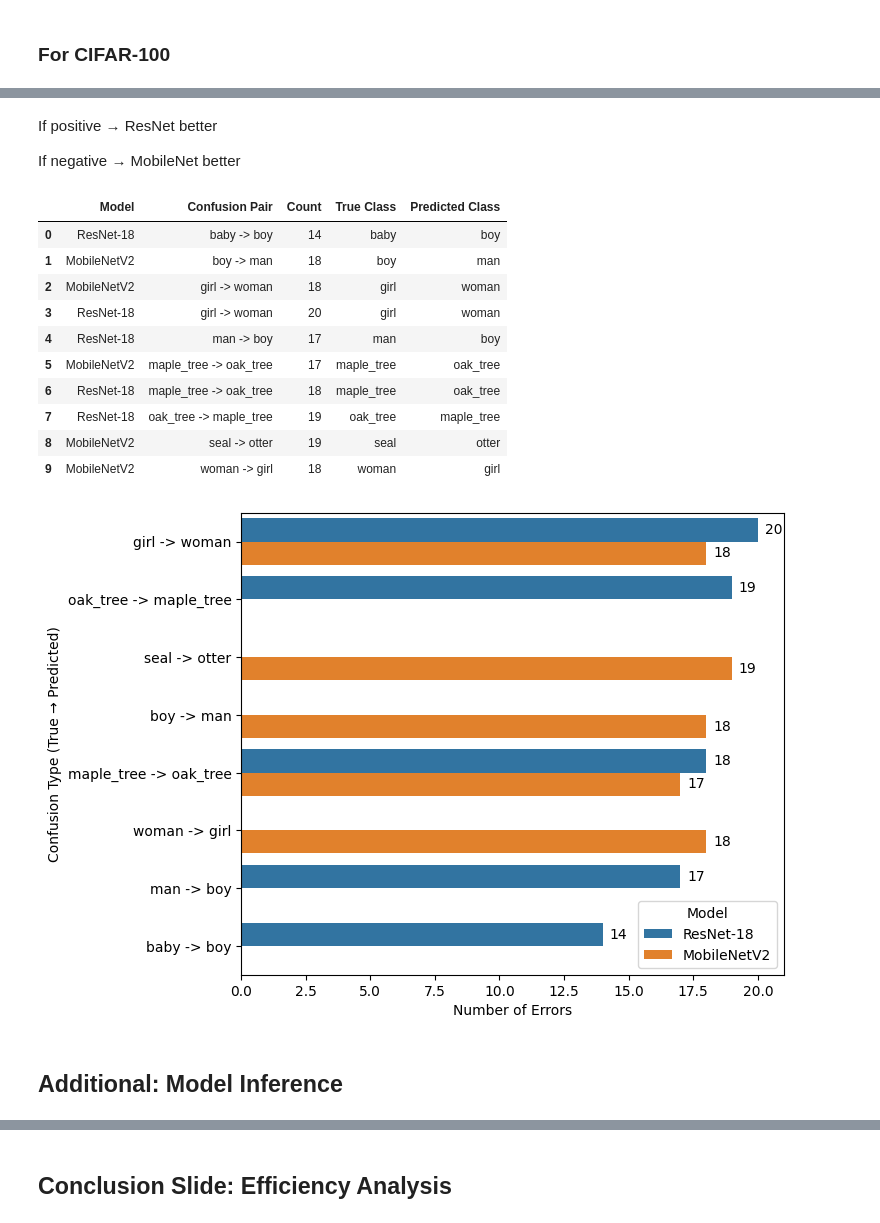
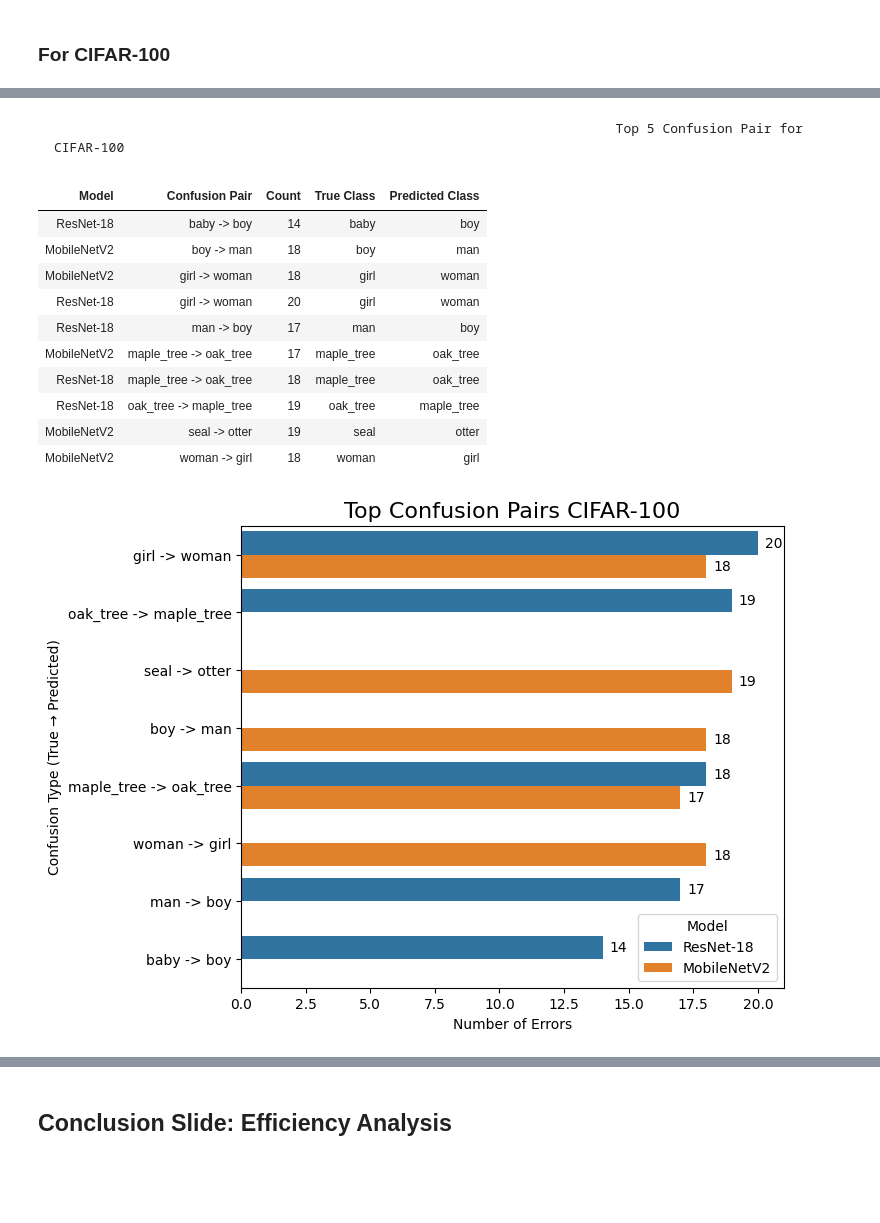
Before and after one commit to irkado/ml-cnn-transfer-learning, a Jupyter notebook: evaluation/optimised_evaluation.ipynb, the cells around one changed output, grey strips where cells are left out. Drawn from its saved outputs; the diff is of its cells as text; code cells hidden in the pictures; blank space fills up the shorter version.

```diff
--- a/evaluation/optimised_evaluation.ipynb
+++ b/evaluation/optimised_evaluation.ipynb
@@ -415,7 +518,7 @@ Index(['MobileNetV2', 'ResNet-18', 'diff'], dtype='object', name='Model')
 mobilinet_10_overall_confusion_matrix = confusion_matrix(mobilenet_10_list_pred[0], mobilenet_10_list_pred[1]) #,normalize='true'
 resnet_10_overall_confusion_matrix = confusion_matrix(resnet_10_list_pred[0], resnet_10_list_pred[1]) #,normalize='true'
 # %%
-def get_top_confusions(cm_: np.ndarray, class_labels: list[str], top_n: int = 5, model: str = '') -> pd.DataFrame:
+def get_top_confusions(cm_: np.ndarray, class_labels: list[str], top_n: int = 5, model:str = '') -> pd.DataFrame:
     """
     Returns a DataFrame of the top N confusion pairs (most frequent misclassifications).
 
@@ -440,15 +543,15 @@ def get_top_confusions(cm_: np.ndarray, class_labels: list[str], top_n: int = 5,
 
     df = pd.DataFrame(pairs, columns=['Confusion Pair', 'Count', 'True Class', 'Predicted Class'])
     df = df.sort_values('Count', ascending=False).iloc[:top_n].reset_index(drop=True)
-
-    if model:
-        df.insert(0, 'Model', model)
+    if model: df.insert(0, 'Model', model)
 
     return df
 # %%
-df_mobi = get_top_confusions(mobilinet_10_overall_confusion_matrix ,model='MobileNetV2', class_labels=class_labels_10, top_n=5)
-df_res=get_top_confusions(resnet_10_overall_confusion_matrix,model='ResNet-18', class_labels=class_labels_10, top_n=5)
+list_top_confusions = [
+    get_top_confusions(mobilinet_10_overall_confusion_matrix, model='MobileNetV2', class_labels=class_labels_10, top_n=5),
+    get_top_confusions(resnet_10_overall_confusion_matrix, model='ResNet-18', class_labels=class_labels_10, top_n=5)
+]
 
-df_10_combined = pd.concat([df_mobi,df_res]).sort_values(by=['True Class','Predicted Class','Model']).reset_index(drop=True)
-df_10_combined
+df_top_confusions_10 = pd.concat(list_top_confusions).sort_values(by=['True Class','Predicted Class','Model']).reset_index(drop=True)
+df_top_confusions_10.style.hide(axis='index')
 # %% [output]
@@ -466,23 +569,21 @@ df_10_combined
 # %%
-
 plt.figure(figsize=(7, 6))
 
 ax = sb.barplot(
-    data=df_10_combined.sort_values('Count', ascending=False),
+    data=df_top_confusions_10.sort_values('Count', ascending=False),
     x="Count",
     y="Confusion Pair",
     hue="Model",
-
+    palette={'ResNet-18': '#ff7f0e', 'MobileNetV2': '#1f77b4'}
 )
 
 for container in ax.containers:
     ax.bar_label(container, padding=5) # add percentage on top of bars
 
 
-#plt.title("Top Confusion Pairs: Model Comparison", fontsize=16)
+plt.title("Top Confusion Pairs CIFAR-10", fontsize=16)
 plt.xlabel("Number of Errors")
 plt.ylabel("Confusion Type (True → Predicted)")
-
 plt.legend(title='Model')
 
 plt.show()
@@ -525,5 +636,3 @@ Index(['MobileNetV2', 'ResNet-18', 'diff'], dtype='object', name='Model')
-# %% [markdown]
-If positive → ResNet better
-
-If negative → MobileNet better
+# %% [markdown]
+                                                                            Top 5 Confusion Pair for CIFAR-100
 # %%
@@ -531,47 +639,43 @@ If negative → MobileNet better
 mobilinet_100_overall_confusion_matrix = confusion_matrix(mobilenet_100_list_pred[0], mobilenet_100_list_pred[1]) #,normalize='true'
 resnet_100_overall_confusion_matrix = confusion_matrix(resnet_100_list_pred[0], resnet_100_list_pred[1]) #,normalize='true'
 # %%
-df_mobi = get_top_confusions(mobilinet_100_overall_confusion_matrix ,model='MobileNetV2', class_labels=class_labels_100, top_n=5)
-df_res=get_top_confusions(resnet_100_overall_confusion_matrix,model='ResNet-18', class_labels=class_labels_100, top_n=5)
+list_top_confusions = [
+    get_top_confusions(mobilinet_100_overall_confusion_matrix, model='MobileNetV2', class_labels=class_labels_100, top_n=5),
+    get_top_confusions(resnet_100_overall_confusion_matrix, model='ResNet-18', class_labels=class_labels_100, top_n=5)
+]
 
-df_100_combined = pd.concat([df_mobi,df_res]).sort_values(by=['True Class','Predicted Class','Model']).reset_index(drop=True)
-df_100_combined
+df_top_confusions_100 = pd.concat(list_top_confusions).sort_values(by=['True Class','Predicted Class','Model']).reset_index(drop=True)
+df_top_confusions_100.style.hide(axis='index')
 # %% [output]
-|  | Model | Confusion Pair | Count | True Class | Predicted Class |
-| 0 | ResNet-18 | baby -> boy | 14 | baby | boy |
-| 1 | MobileNetV2 | boy -> man | 18 | boy | man |
-| 2 | MobileNetV2 | girl -> woman | 18 | girl | woman |
-| 3 | ResNet-18 | girl -> woman | 20 | girl | woman |
-| 4 | ResNet-18 | man -> boy | 17 | man | boy |
-| 5 | MobileNetV2 | maple_tree -> oak_tree | 17 | maple_tree | oak_tree |
-| 6 | ResNet-18 | maple_tree -> oak_tree | 18 | maple_tree | oak_tree |
-| 7 | ResNet-18 | oak_tree -> maple_tree | 19 | oak_tree | maple_tree |
-| 8 | MobileNetV2 | seal -> otter | 19 | seal | otter |
-| 9 | MobileNetV2 | woman -> girl | 18 | woman | girl |
+| Model | Confusion Pair | Count | True Class | Predicted Class |
+| ResNet-18 | baby -> boy | 14 | baby | boy |
+| MobileNetV2 | boy -> man | 18 | boy | man |
+| MobileNetV2 | girl -> woman | 18 | girl | woman |
+| ResNet-18 | girl -> woman | 20 | girl | woman |
+| ResNet-18 | man -> boy | 17 | man | boy |
+| MobileNetV2 | maple_tree -> oak_tree | 17 | maple_tree | oak_tree |
+| ResNet-18 | maple_tree -> oak_tree | 18 | maple_tree | oak_tree |
+| ResNet-18 | oak_tree -> maple_tree | 19 | oak_tree | maple_tree |
+| MobileNetV2 | seal -> otter | 19 | seal | otter |
+| MobileNetV2 | woman -> girl | 18 | woman | girl |
 # %%
-
 plt.figure(figsize=(7, 6))
 
 ax = sb.barplot(
-    data=df_100_combined.sort_values('Count', ascending=False),
+    data=df_top_confusions_100.sort_values('Count', ascending=False),
     x="Count",
     y="Confusion Pair",
     hue="Model",
-
 )
 
 for container in ax.containers:
     ax.bar_label(container, padding=5) # add percentage on top of bars
 
-
-#plt.title("Top Confusion Pairs: Model Comparison", fontsize=16)
+plt.title("Top Confusion Pairs CIFAR-100", fontsize=16)
 plt.xlabel("Number of Errors")
 plt.ylabel("Confusion Type (True → Predicted)")
-
 plt.legend(title='Model')
 
 plt.show()
 # %% [output]
-[figure, old version]
+[figure, new version]
-# %% [markdown]
-## Additional: Model Inference
```
Also changed, not shown: parts of 64 cells of this notebook.
